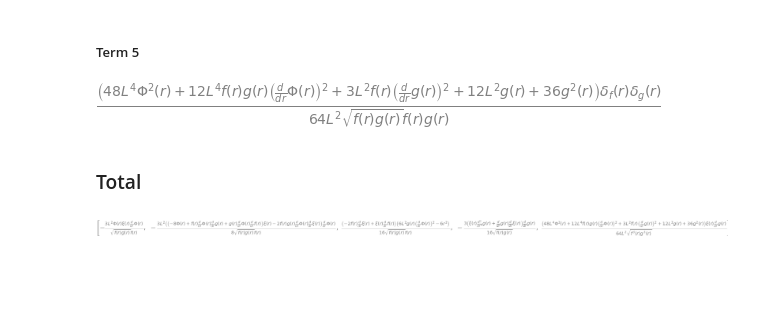
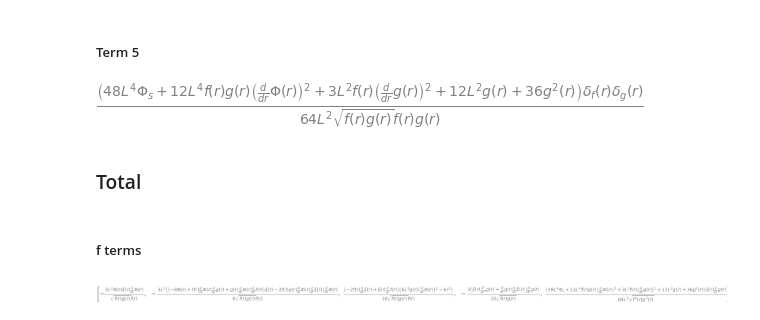
Before and after one commit to jchryssanthacopoulos/wormholes, a Jupyter notebook: gauge_invariance_action.ipynb, the cells around one changed output. Cells and saved outputs as stored; diff of their text form; code cells hidden in the pictures; blank space fills up the shorter version.

```diff
--- a/gauge_invariance_action.ipynb
+++ b/gauge_invariance_action.ipynb
@@ -167,4 +169,7 @@ term6
 ddelta_g_terms.append((-3 * f) / (16 * sympy.sqrt(f * g)) * 2 * dlie_ddelta_g)
 # %% [markdown]
 ##### Term 7
+# %%
+Phi_s, C_s = sympy.symbols("Phi_s C_s")
+Phi_s_sol = (f * g * dPhi ** 2 - C_s) / 4
 # %%
@@ -231,16 +226,18 @@ delta_f_terms.append((-3 * dg) / (16 * sympy.sqrt(f * g)) * dlie_ddelta_g)
 # %% [markdown]
 ##### Term 5
 # %%
-fac2 = 16 * L ** 4 * Phi ** 2 + 4 * L ** 4 * f * g * dPhi ** 2 + L ** 2 * f * dg ** 2 + 4 * L ** 2 * g + 12 * g ** 2
+fac2 = 16 * L ** 4 * Phi_s + 4 * L ** 4 * f * g * dPhi ** 2 + L ** 2 * f * dg ** 2 + 4 * L ** 2 * g + 12 * g ** 2
 term5 = 3 * fac2 * delta_f * delta_g / (64 * L ** 2 * f * g * sympy.sqrt(f * g))
 term5
 # %% [output]
-[figure, old version]
+[figure, new version]
 # %%
 delta_g_terms.append((3 * fac2) / (64 * L ** 2 * sympy.sqrt(f ** 3 * g ** 3)) * dlie_delta_f)
 delta_f_terms.append((3 * fac2) / (64 * L ** 2 * sympy.sqrt(f ** 3 * g ** 3)) * dlie_delta_g)
 # %% [markdown]
 ### Total
+# %% [markdown]
+##### f terms
 # %%
 delta_f_terms
 # %% [output]
```
Also changed, not shown: parts of 18 cells of this notebook.
